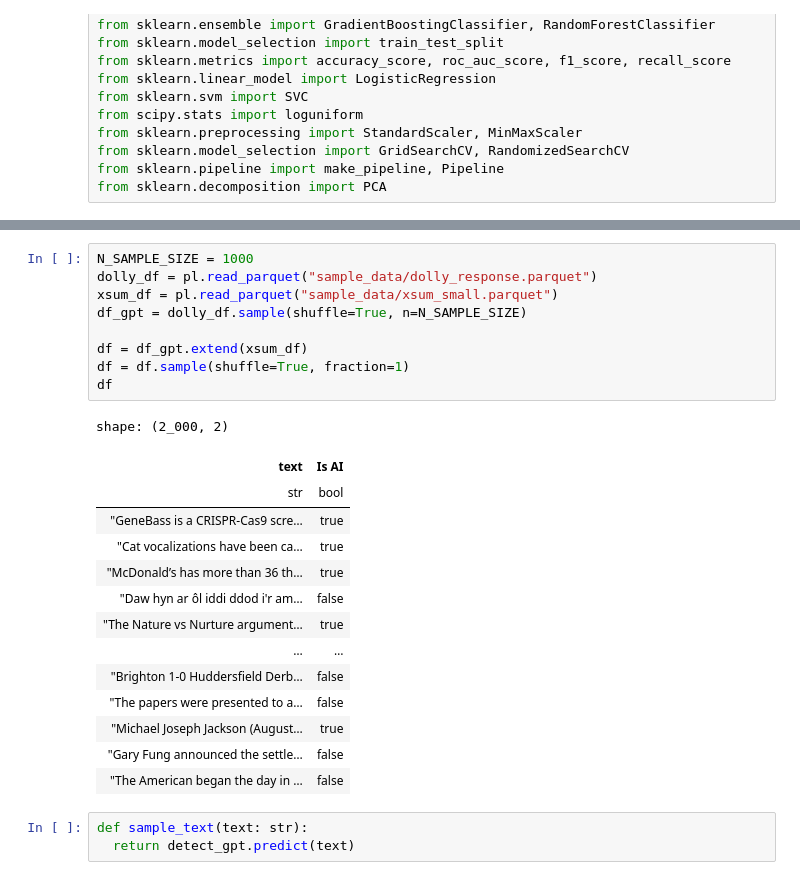
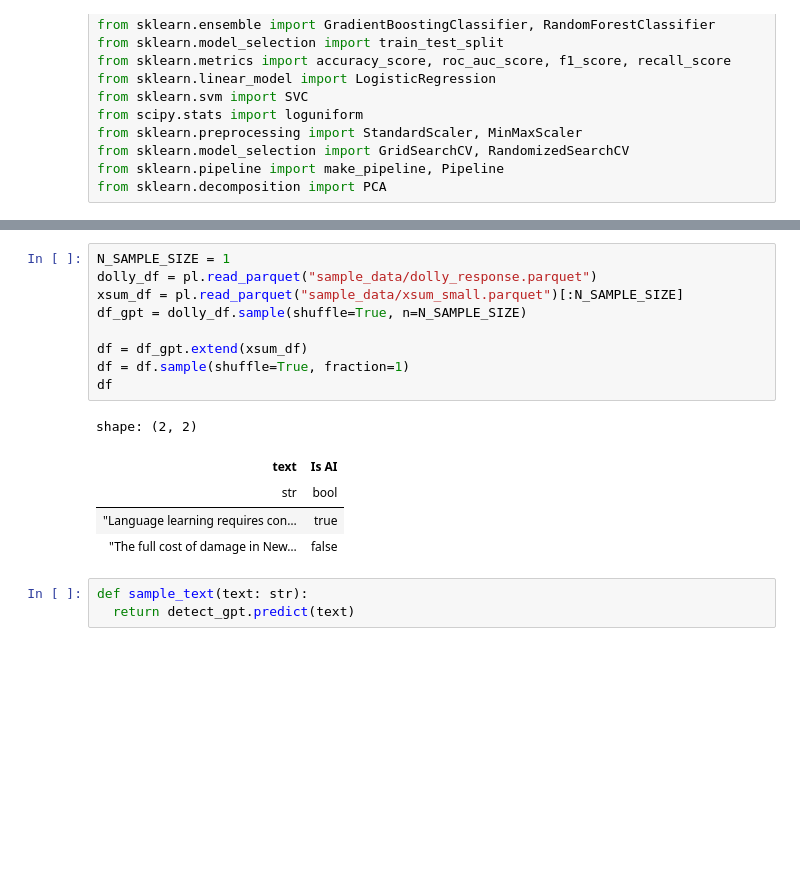
Before and after one commit to dinh-khuong/detect-gpt-be, a Jupyter notebook: jupyter/train_model_colab.ipynb, the cells around one changed output, grey strips where cells are left out. Cells and saved outputs as stored; diff of their text form; blank space fills up the shorter version.

```diff
--- a/jupyter/train_model_colab.ipynb
+++ b/jupyter/train_model_colab.ipynb
@@ -304,27 +313,18 @@ Notes:
 # %%
-N_SAMPLE_SIZE = 1000
+N_SAMPLE_SIZE = 1
 dolly_df = pl.read_parquet("sample_data/dolly_response.parquet")
-xsum_df = pl.read_parquet("sample_data/xsum_small.parquet")
+xsum_df = pl.read_parquet("sample_data/xsum_small.parquet")[:N_SAMPLE_SIZE]
 df_gpt = dolly_df.sample(shuffle=True, n=N_SAMPLE_SIZE)
 
 df = df_gpt.extend(xsum_df)
 df = df.sample(shuffle=True, fraction=1)
 df
 # %% [output]
-shape: (2_000, 2)
+shape: (2, 2)
 | text | Is AI |
 | str | bool |
-| "GeneBass is a CRISPR-Cas9 scre… | true |
-| "Cat vocalizations have been ca… | true |
-| "McDonald’s has more than 36 th… | true |
-| "Daw hyn ar ôl iddi ddod i'r am… | false |
-| "The Nature vs Nurture argument… | true |
-| … | … |
-| "Brighton 1-0 Huddersfield Derb… | false |
-| "The papers were presented to a… | false |
-| "Michael Joseph Jackson (August… | true |
-| "Gary Fung announced the settle… | false |
-| "The American began the day in … | false |
+| "Language learning requires con… | true |
+| "The full cost of damage in New… | false |
 # %%
 def sample_text(text: str):
   return detect_gpt.predict(text)
```
Also changed, not shown: parts of 5 cells of this notebook.
